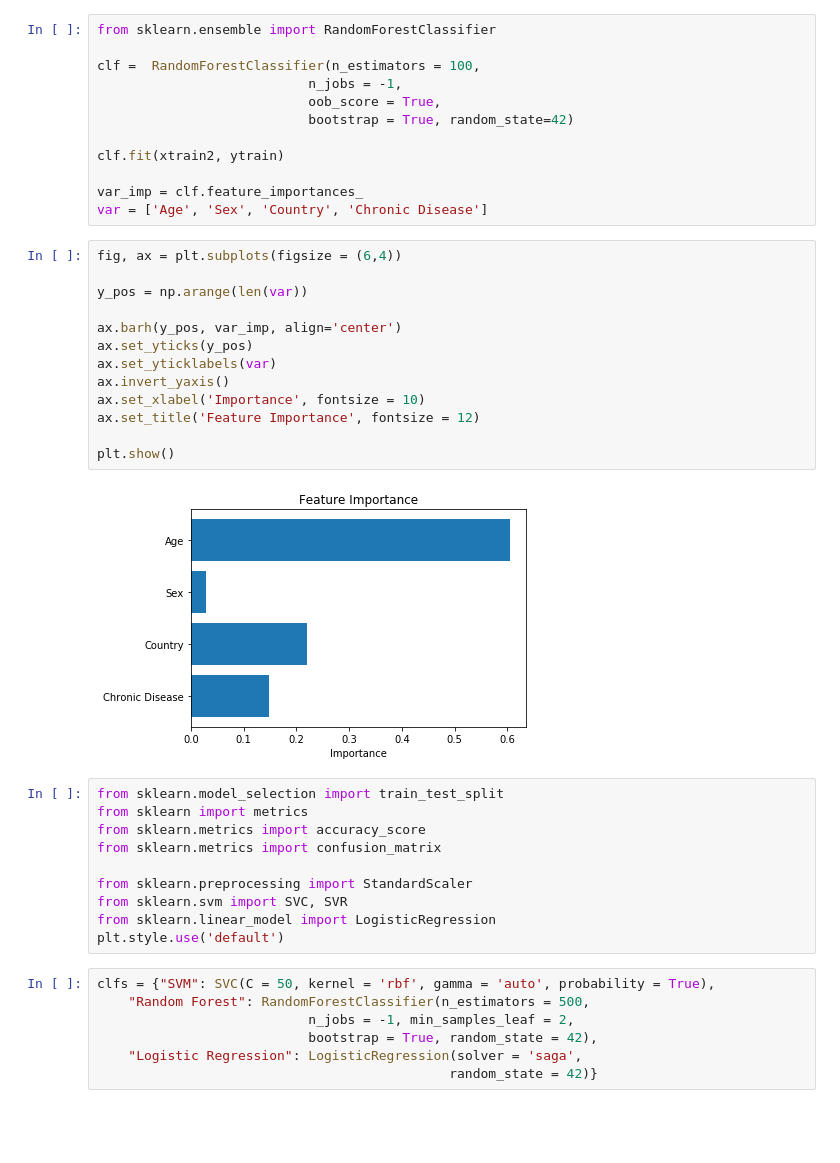
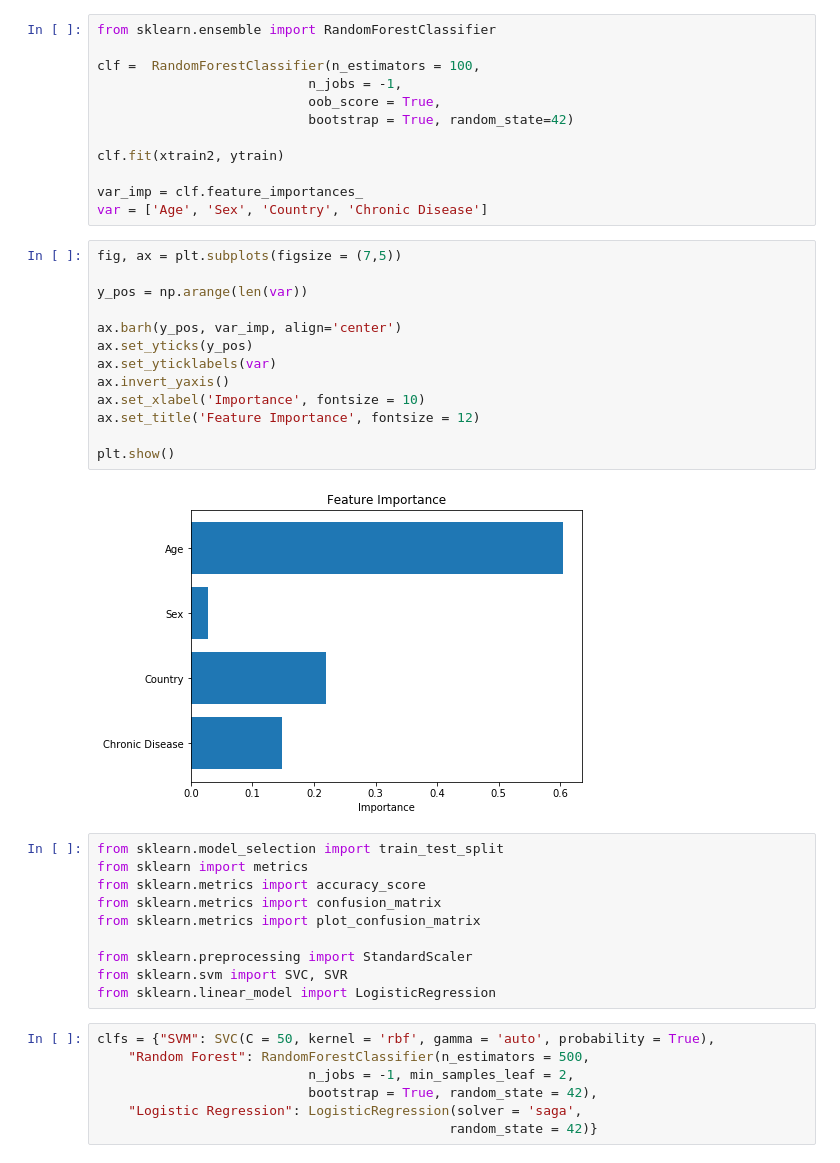
Before and after one commit to dukersss13/COVID-19-ML-Classification-Model, a Jupyter notebook: Duc.ipynb, the cells around one changed output. Saved outputs shown, nothing was run; the diff lists cells and outputs as text; blank space fills up the shorter version.

```diff
--- a/Duc.ipynb
+++ b/Duc.ipynb
@@ -79,30 +80,30 @@ clf.fit(xtrain2, ytrain)
 var_imp = clf.feature_importances_
 var = ['Age', 'Sex', 'Country', 'Chronic Disease']
 # %%
-fig, ax = plt.subplots(figsize = (6,4))
+fig, ax = plt.subplots(figsize = (7,5))
 
 y_pos = np.arange(len(var))
 
 ax.barh(y_pos, var_imp, align='center')
 ax.set_yticks(y_pos)
 ax.set_yticklabels(var)
 ax.invert_yaxis()
 ax.set_xlabel('Importance', fontsize = 10)
 ax.set_title('Feature Importance', fontsize = 12)
 
 plt.show()
 # %% [output]
-[figure, old version]
+[figure, new version]
 # %%
 from sklearn.model_selection import train_test_split
 from sklearn import metrics
 from sklearn.metrics import accuracy_score
 from sklearn.metrics import confusion_matrix
+from sklearn.metrics import plot_confusion_matrix
 
 from sklearn.preprocessing import StandardScaler
 from sklearn.svm import SVC, SVR
 from sklearn.linear_model import LogisticRegression
-plt.style.use('default')
 # %%
 clfs = {"SVM": SVC(C = 50, kernel = 'rbf', gamma = 'auto', probability = True),
     "Random Forest": RandomForestClassifier(n_estimators = 500,
```
Also changed, not shown: parts of 8 cells of this notebook.
